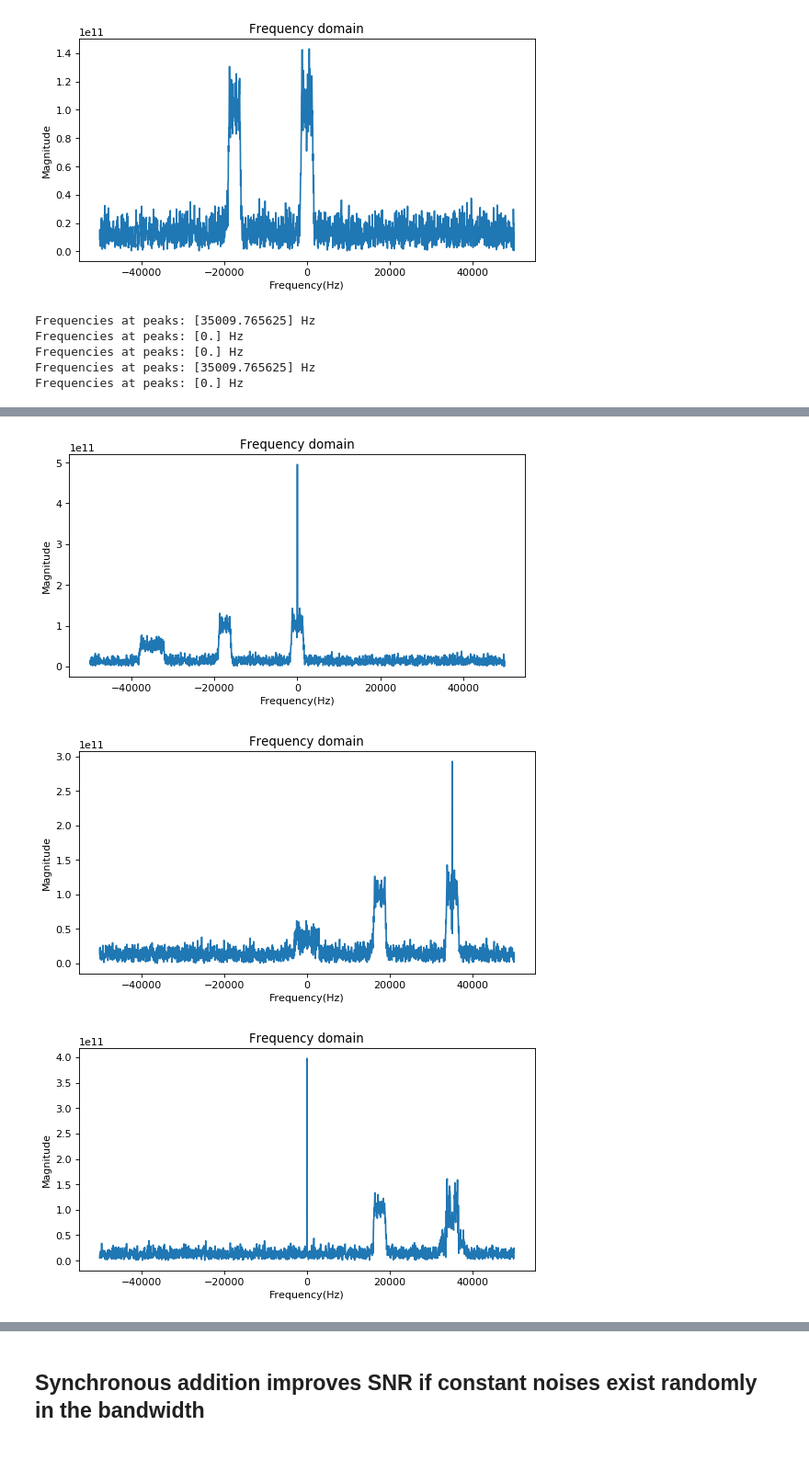
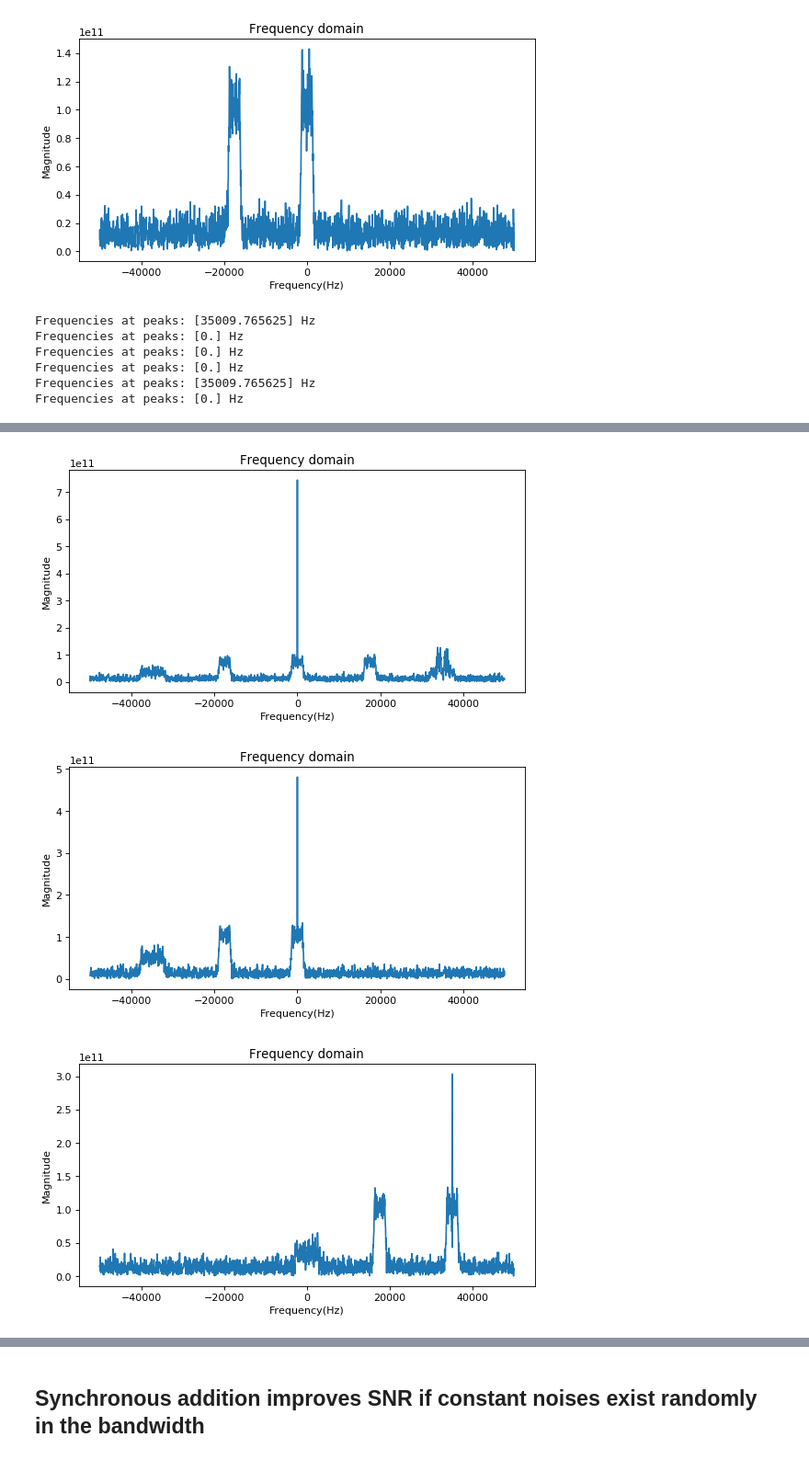
Before and after one commit to araobp/ultrasonic-communication, a Jupyter notebook: simulation/OrthogonalChirp.ipynb, the cells around one changed output, grey strips where cells are left out. Shown at 92% size. Saved outputs shown, nothing was run; the diff lists cells and outputs as text; code cells hidden in the pictures.

```diff
--- a/simulation/OrthogonalChirp.ipynb
+++ b/simulation/OrthogonalChirp.ipynb
@@ -151,6 +151,7 @@ Frequencies at peaks: [-1171.875      537.109375] Hz
 # %%
 R1d = (W1 + noise) * chirp(updown="down")
 R1u = (W1 + noise) * chirp(updown="up")
+R1u2 = (W1 + noise) * W1
 R1c = (W1 + noise) * chirp().conjugate()
 
 R2d = (W2 + noise) * chirp(updown="down")
@@ -158,12 +159,14 @@ R2u = (W2 + noise) * chirp(updown="up")
 
 plot_fft(R1d)
 plot_fft(R1u)
+plot_fft(R1u2)
 plot_fft(R1c)
 
 plot_fft(R2d)
 plot_fft(R2u)
 # %% [output]
 Frequencies at peaks: [35009.765625] Hz
+Frequencies at peaks: [0.] Hz
 Frequencies at peaks: [0.] Hz
 Frequencies at peaks: [0.] Hz
 Frequencies at peaks: [35009.765625] Hz
@@ -173,3 +176,3 @@ Frequencies at peaks: [0.] Hz
-[figure, old version]
+[figure, new version]
-[figure, old version]
+[figure, new version]
-[figure, old version]
+[figure, new version]
```
Also changed, not shown: parts of 2 cells of this notebook, 1 other file.
